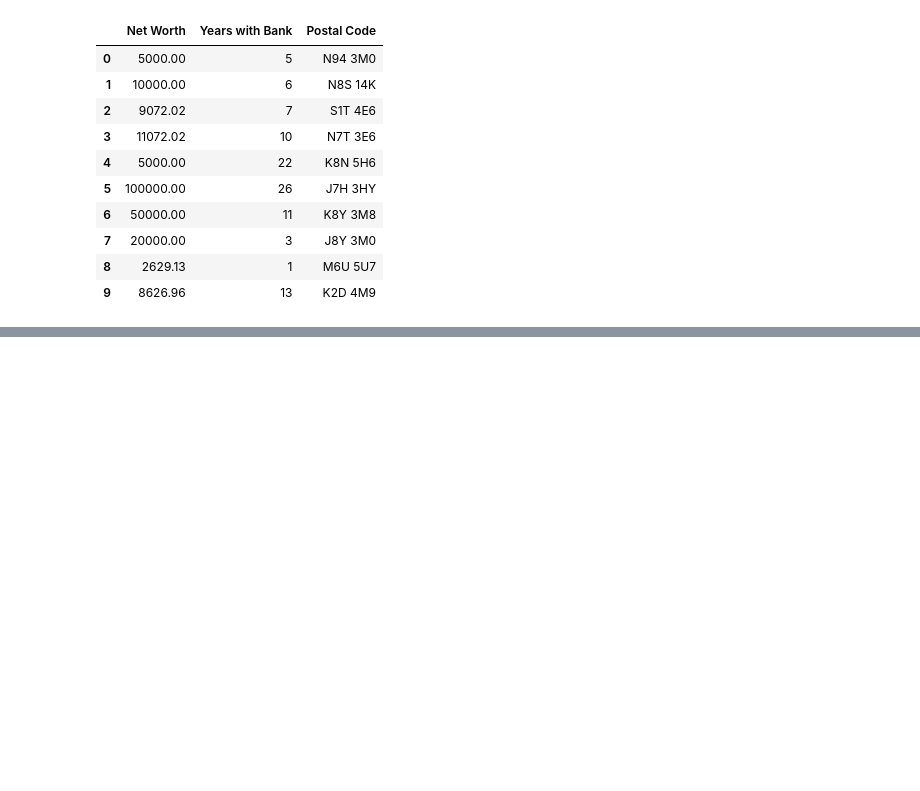
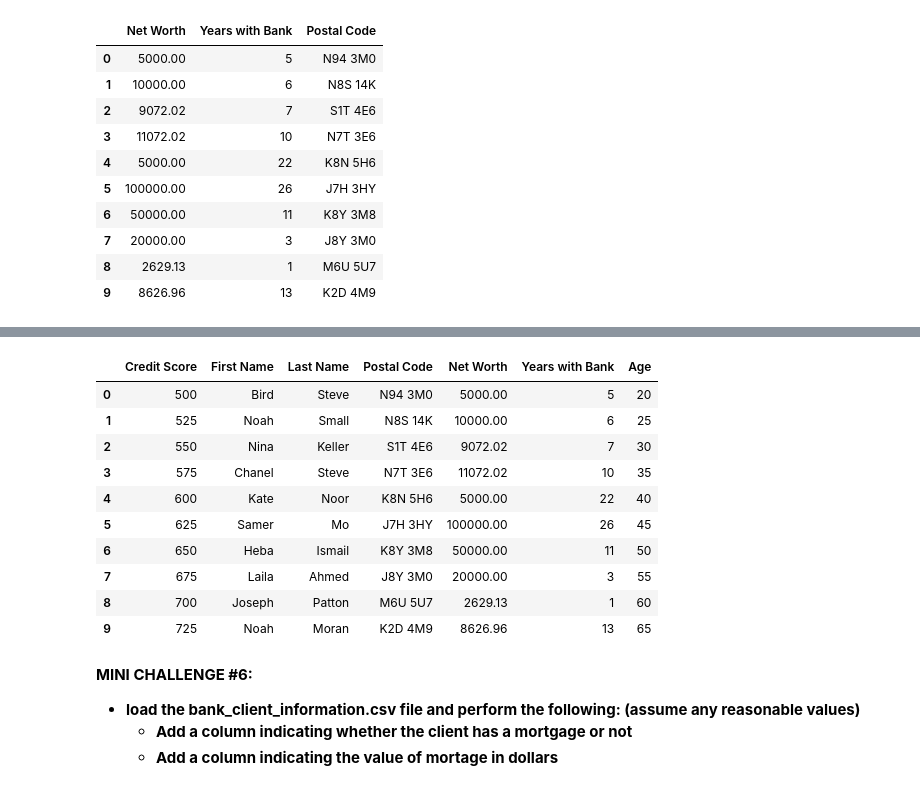
Before and after one commit to niharraju4/Data_Cleaning-Pandas, a Jupyter notebook: Pandas_Series/pandasDataframe.ipynb, the cells around one changed output, grey strips where cells are left out. Saved outputs shown, nothing was run; the diff lists cells and outputs as text; code cells hidden in the pictures; blank space fills up the shorter version.

```diff
--- a/Pandas_Series/pandasDataframe.ipynb
+++ b/Pandas_Series/pandasDataframe.ipynb
@@ -415,0 +467,21 @@ sample
+# %%
+# Remove a column from a DataFrame and store it somehwere else using pop
+del banking_df['Email']
+banking_df
+# %% [output]
+|  | Credit Score | First Name | Last Name | Postal Code | Net Worth | Years with Bank | Age |
+| 0 | 500 | Bird | Steve | N94 3M0 | 5000.00 | 5 | 20 |
+| 1 | 525 | Noah | Small | N8S 14K | 10000.00 | 6 | 25 |
+| 2 | 550 | Nina | Keller | S1T 4E6 | 9072.02 | 7 | 30 |
+| 3 | 575 | Chanel | Steve | N7T 3E6 | 11072.02 | 10 | 35 |
+| 4 | 600 | Kate | Noor | K8N 5H6 | 5000.00 | 22 | 40 |
+| 5 | 625 | Samer | Mo | J7H 3HY | 100000.00 | 26 | 45 |
+| 6 | 650 | Heba | Ismail | K8Y 3M8 | 50000.00 | 11 | 50 |
+| 7 | 675 | Laila | Ahmed | J8Y 3M0 | 20000.00 | 3 | 55 |
+| 8 | 700 | Joseph | Patton | M6U 5U7 | 2629.13 | 1 | 60 |
+| 9 | 725 | Noah | Moran | K2D 4M9 | 8626.96 | 13 | 65 |
+# %% [markdown]
+**MINI CHALLENGE #6:**
+- **load the bank_client_information.csv file and perform the following: (assume any reasonable values)**
+    - **Add a column indicating whether the client has a mortgage or not**
+    - **Add a column indicating the value of mortage in dollars**
```
Also changed, not shown: parts of 7 cells of this notebook.
